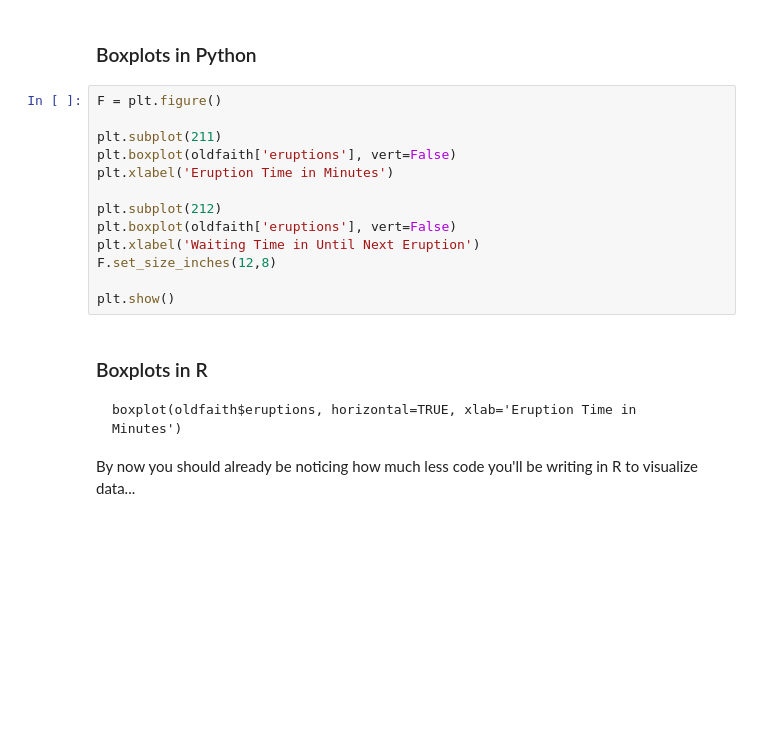
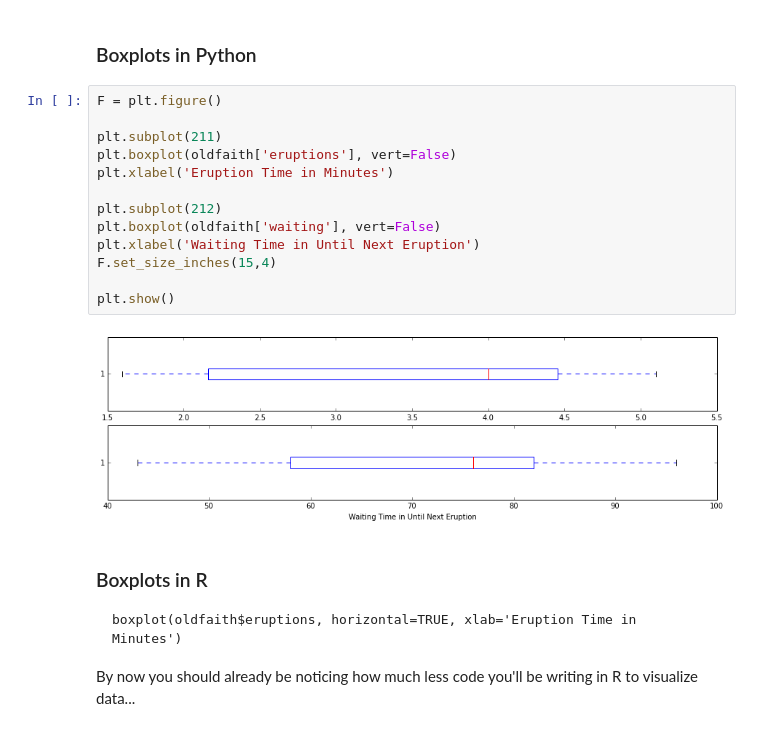
Before and after one commit to bvegetabile/UCI_teaching, a Jupyter notebook: stat67/fall2014/stat67disc2.ipynb, the cells around one changed output. Cells and saved outputs as stored; diff of their text form; blank space fills up the shorter version.

```diff
--- a/stat67/fall2014/stat67disc2.ipynb
+++ b/stat67/fall2014/stat67disc2.ipynb
@@ -166,16 +176,18 @@ Box plots are the first way to visualize this summary of information that we wer
 # %%
 F = plt.figure()
 
 plt.subplot(211)
 plt.boxplot(oldfaith['eruptions'], vert=False)
 plt.xlabel('Eruption Time in Minutes')
 
 plt.subplot(212)
-plt.boxplot(oldfaith['eruptions'], vert=False)
+plt.boxplot(oldfaith['waiting'], vert=False)
 plt.xlabel('Waiting Time in Until Next Eruption')
-F.set_size_inches(12,8)
+F.set_size_inches(15,4)
 
 plt.show()
+# %% [output]
+[figure, added]
 # %% [markdown]
 ### Boxplots in R
 
```
Also changed, not shown: parts of 15 cells of this notebook.
